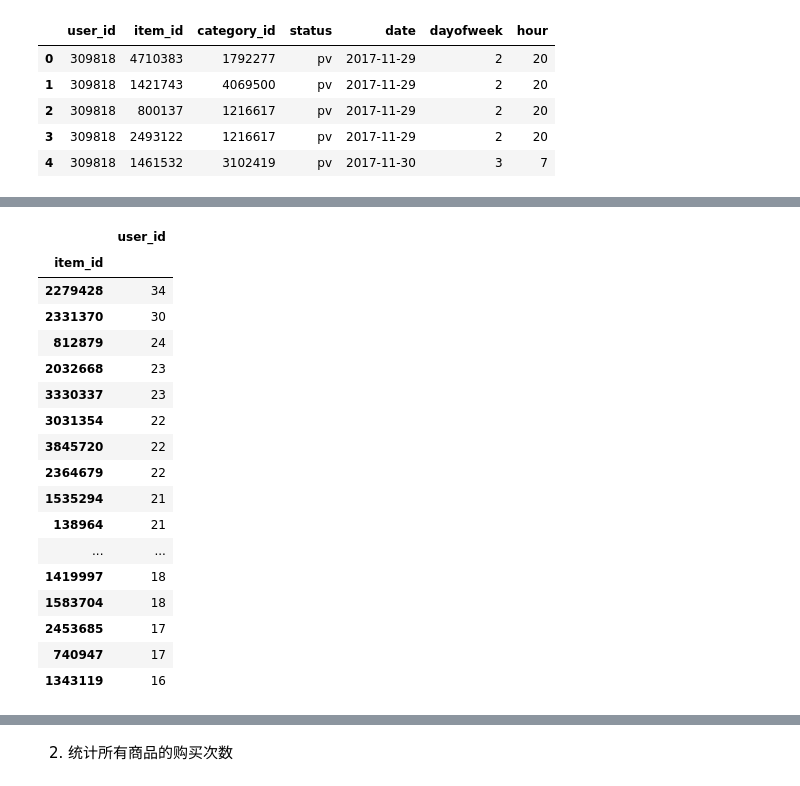
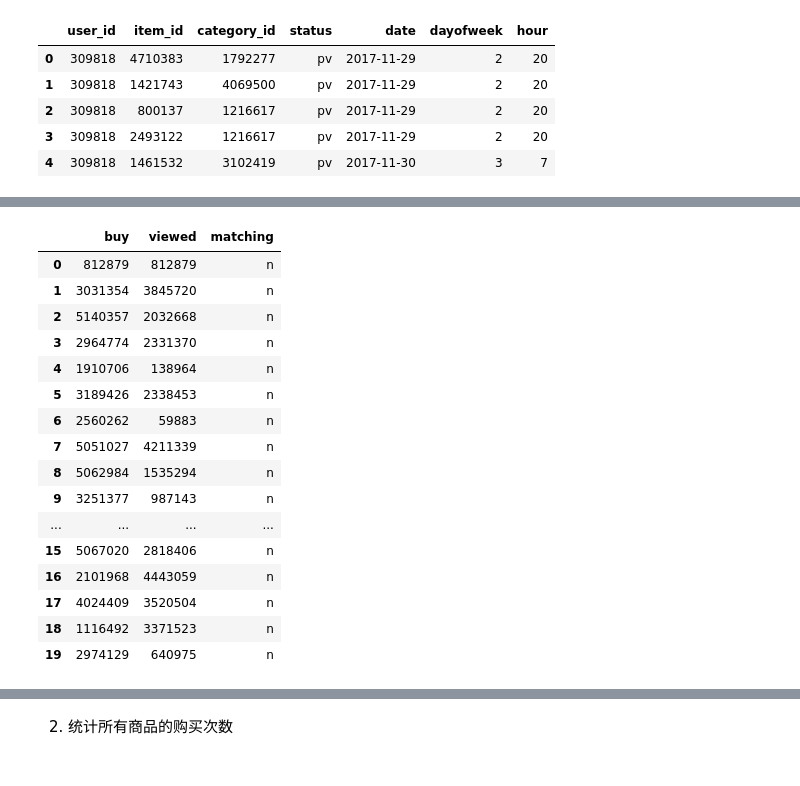
Before and after one commit to paxton615/Alibaba_UserBehavior_Analysis, a Jupyter notebook: drafts/AUBA_图表测试.ipynb, the cells around one changed output, grey strips where cells are left out. Drawn from its saved outputs; the diff is of its cells as text; code cells hidden in the pictures.

```diff
--- a/drafts/AUBA_图表测试.ipynb
+++ b/drafts/AUBA_图表测试.ipynb
@@ -681,0 +679,2 @@ users[users['status']=='buy'][['item_id','user_id']].groupby('item_id').count().
+# %%
+buy_vs_viewed['buy'][0]=812879
@@ -682,24 +716,27 @@ users[users['status']=='buy'][['item_id','user_id']].groupby('item_id').count().
+# %%
+buy_vs_viewed
+# %% [output]
+|  | buy | viewed | matching |
+| 0 | 812879 | 812879 | n |
+| 1 | 3031354 | 3845720 | n |
+| 2 | 5140357 | 2032668 | n |
+| 3 | 2964774 | 2331370 | n |
+| 4 | 1910706 | 138964 | n |
+| 5 | 3189426 | 2338453 | n |
+| 6 | 2560262 | 59883 | n |
+| 7 | 5051027 | 4211339 | n |
+| 8 | 5062984 | 1535294 | n |
+| 9 | 3251377 | 987143 | n |
+| ... | ... | ... | ... |
+| 15 | 5067020 | 2818406 | n |
+| 16 | 2101968 | 4443059 | n |
+| 17 | 4024409 | 3520504 | n |
+| 18 | 1116492 | 3371523 | n |
+| 19 | 2974129 | 640975 | n |
 # %%
 # top items in fav
-users[users['status']=='fav'][['item_id','user_id']].groupby('item_id').count().sort_values('user_id',ascending=False).head(20)
+item_fav = users[users['status']=='fav'][['item_id','user_id']].groupby('item_id').count().sort_values('user_id',ascending=False).head(20)
+item_fav.columns = ['fav']
+item_fav.reset_index(inplace=True)
-# %% [output]
-|  | user_id |
-| item_id |  |
-| 2279428 | 34 |
-| 2331370 | 30 |
-| 812879 | 24 |
-| 2032668 | 23 |
-| 3330337 | 23 |
-| 3031354 | 22 |
-| 3845720 | 22 |
-| 2364679 | 22 |
-| 1535294 | 21 |
-| 138964 | 21 |
-| ... | ... |
-| 1419997 | 18 |
-| 1583704 | 18 |
-| 2453685 | 17 |
-| 740947 | 17 |
-| 1343119 | 16 |
 # %%
 # top items in cart
```
Also changed, not shown: parts of 40 cells of this notebook, 3 other files.
